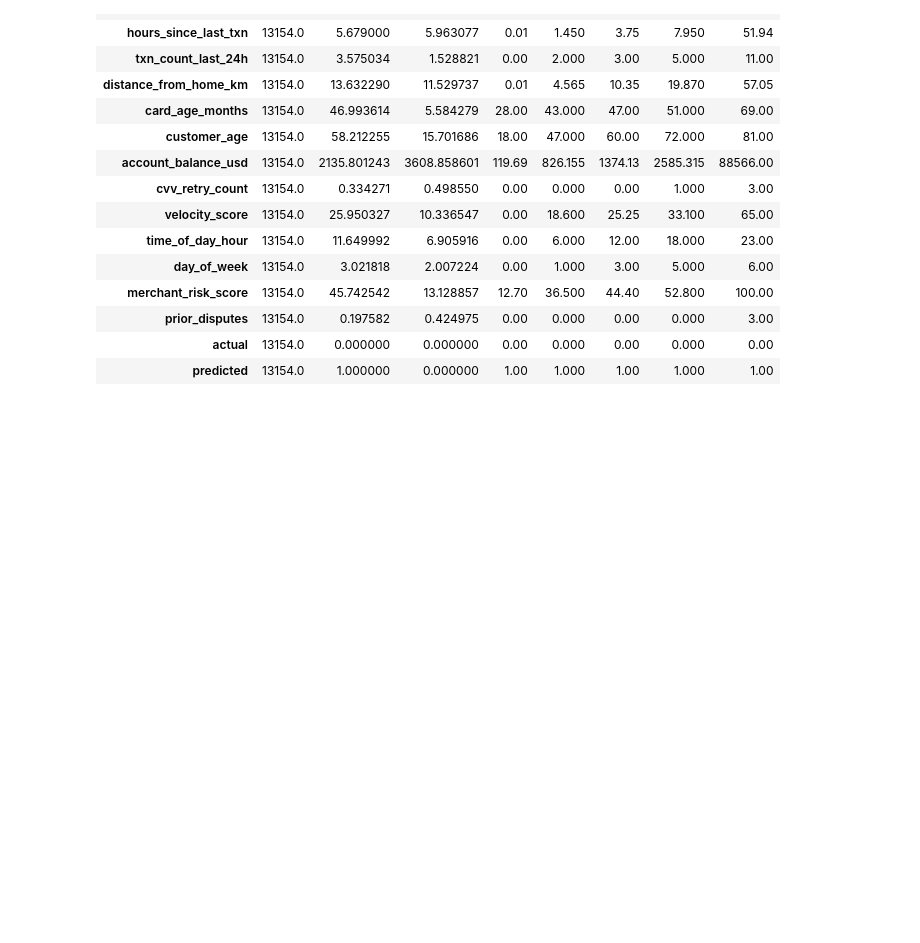
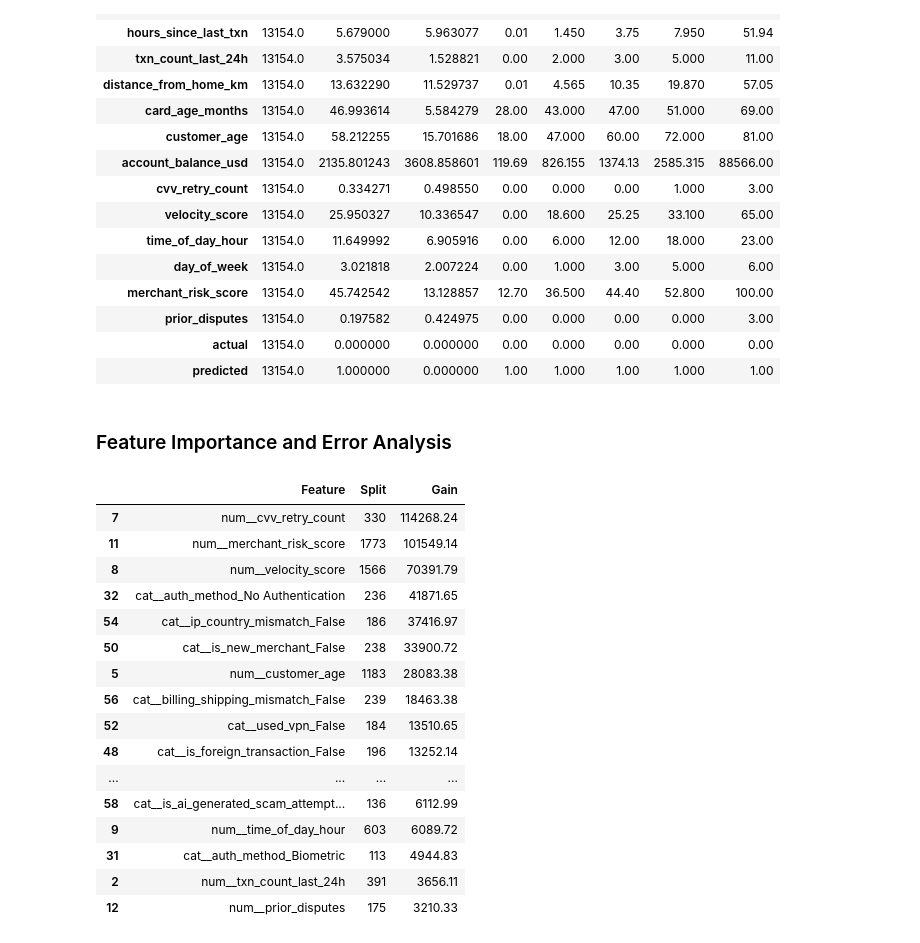
Before and after one commit to Percy5598/fraud-detection-2026, a Jupyter notebook: notebooks/02_basline_model.ipynb, the cells around one changed output. Saved outputs shown, nothing was run; the diff lists cells and outputs as text; code cells hidden in the pictures; blank space fills up the shorter version.

```diff
--- a/notebooks/02_basline_model.ipynb
+++ b/notebooks/02_basline_model.ipynb
@@ -344,3 +346,36 @@ False positives:
 | prior_disputes | 13154.0 | 0.197582 | 0.424975 | 0.00 | 0.000 | 0.00 | 0.000 | 3.00 |
 | actual | 13154.0 | 0.000000 | 0.000000 | 0.00 | 0.000 | 0.00 | 0.000 | 0.00 |
 | predicted | 13154.0 | 1.000000 | 0.000000 | 1.00 | 1.000 | 1.00 | 1.000 | 1.00 |
+# %% [markdown]
+### Feature Importance and Error Analysis
+# %%
+# Extract trained LightGBM model and feature names
+lgb_estimator = lgb_model.named_steps["model"]
+feature_names = lgb_model.named_steps["preprocessor"].get_feature_names_out()
+
+# Calculate importance
+importance = pd.DataFrame({
+    "Feature": feature_names,
+    "Split": lgb_estimator.booster_.feature_importance(importance_type="split"),
+    "Gain": lgb_estimator.booster_.feature_importance(importance_type="gain")
+}).sort_values("Gain", ascending=False)
+
+display(importance.head(20).round(2))
+# %% [output]
+|  | Feature | Split | Gain |
+| 7 | num__cvv_retry_count | 330 | 114268.24 |
+| 11 | num__merchant_risk_score | 1773 | 101549.14 |
+| 8 | num__velocity_score | 1566 | 70391.79 |
+| 32 | cat__auth_method_No Authentication | 236 | 41871.65 |
+| 54 | cat__ip_country_mismatch_False | 186 | 37416.97 |
+| 50 | cat__is_new_merchant_False | 238 | 33900.72 |
+| 5 | num__customer_age | 1183 | 28083.38 |
+| 56 | cat__billing_shipping_mismatch_False | 239 | 18463.38 |
+| 52 | cat__used_vpn_False | 184 | 13510.65 |
+| 48 | cat__is_foreign_transaction_False | 196 | 13252.14 |
+| ... | ... | ... | ... |
+| 58 | cat__is_ai_generated_scam_attempt... | 136 | 6112.99 |
+| 9 | num__time_of_day_hour | 603 | 6089.72 |
+| 31 | cat__auth_method_Biometric | 113 | 4944.83 |
+| 2 | num__txn_count_last_24h | 391 | 3656.11 |
+| 12 | num__prior_disputes | 175 | 3210.33 |
```
Also changed, not shown: parts of 15 cells of this notebook.
